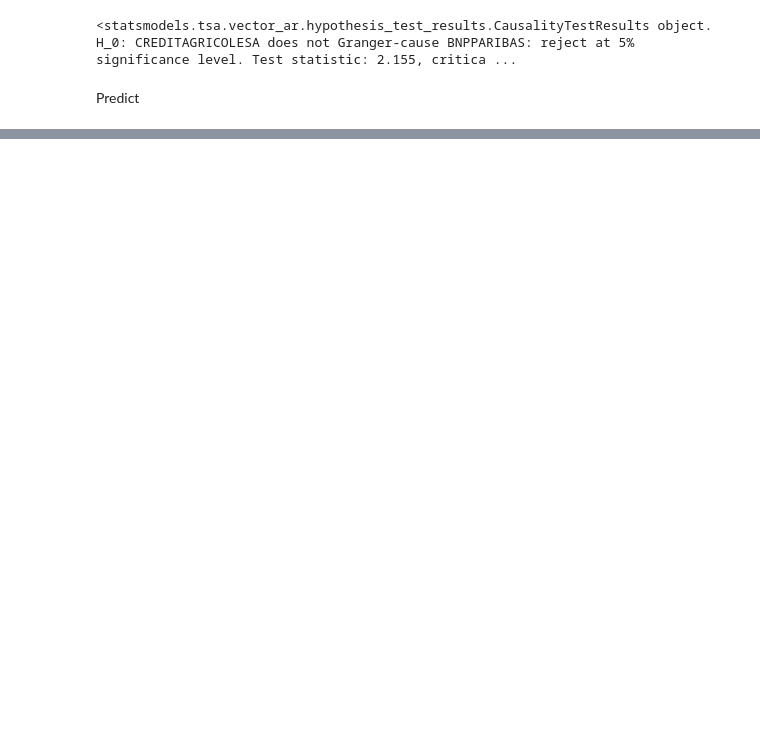
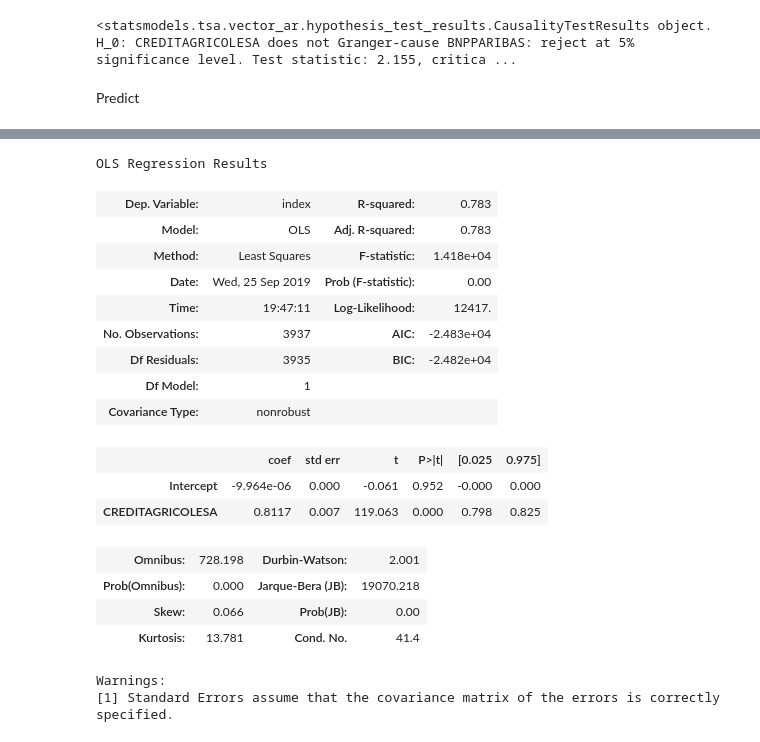
Before and after one commit to thomaspernet/PythonFinanceClass, a Jupyter notebook: QuantitativeFinance/PythonFiles/Untitled.ipynb, the cells around one changed output, grey strips where cells are left out. Drawn from its saved outputs; the diff is of its cells as text; code cells hidden in the pictures; blank space fills up the shorter version.

```diff
--- a/QuantitativeFinance/PythonFiles/Untitled.ipynb
+++ b/QuantitativeFinance/PythonFiles/Untitled.ipynb
@@ -299,0 +414,22 @@ TypeError: forecast() missing 1 required positional argument: 'y'
+# %%
+mod3.summary()
+# %% [output]
+OLS Regression Results
+| Dep. Variable: | index | R-squared: | 0.783 |
+| Model: | OLS | Adj. R-squared: | 0.783 |
+| Method: | Least Squares | F-statistic: | 1.418e+04 |
+| Date: | Wed, 25 Sep 2019 | Prob (F-statistic): | 0.00 |
+| Time: | 19:47:11 | Log-Likelihood: | 12417. |
+| No. Observations: | 3937 | AIC: | -2.483e+04 |
+| Df Residuals: | 3935 | BIC: | -2.482e+04 |
+| Df Model: | 1 |  |  |
+| Covariance Type: | nonrobust |  |  |
+|  | coef | std err | t | P>|t| | [0.025 | 0.975] |
+| Intercept | -9.964e-06 | 0.000 | -0.061 | 0.952 | -0.000 | 0.000 |
+| CREDITAGRICOLESA | 0.8117 | 0.007 | 119.063 | 0.000 | 0.798 | 0.825 |
+| Omnibus: | 728.198 | Durbin-Watson: | 2.001 |
+| Prob(Omnibus): | 0.000 | Jarque-Bera (JB): | 19070.218 |
+| Skew: | 0.066 | Prob(JB): | 0.00 |
+| Kurtosis: | 13.781 | Cond. No. | 41.4 |
+Warnings:
+[1] Standard Errors assume that the covariance matrix of the errors is correctly specified.
```
Also changed, not shown: parts of 20 cells of this notebook.
